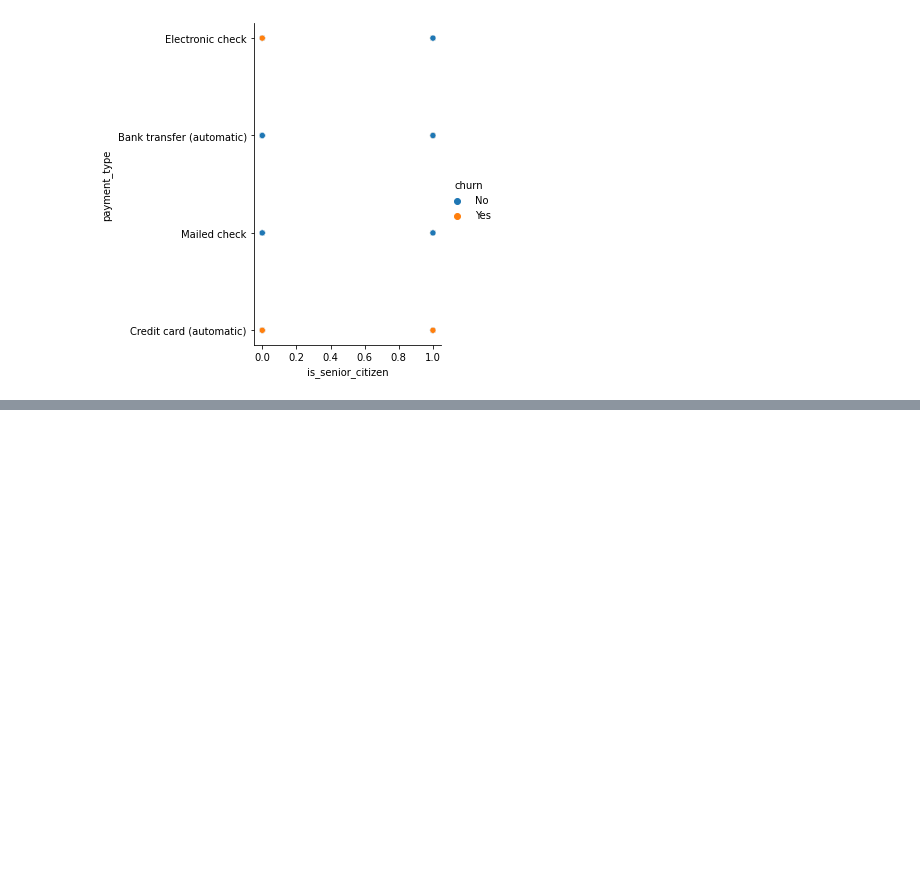
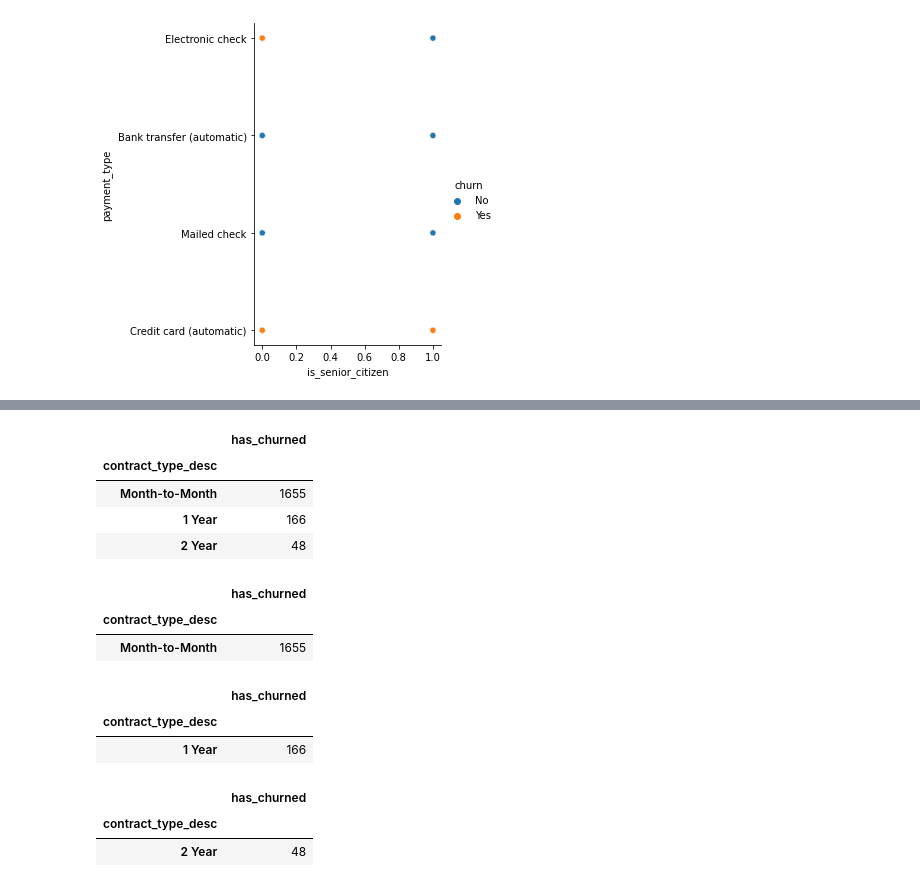
Before and after one commit to EmmanuelAzua/numpy-pandas-visualization-exercises, a Jupyter notebook: telco_churn.ipynb, the cells around one changed output, grey strips where cells are left out. Saved outputs shown, nothing was run; the diff lists cells and outputs as text; code cells hidden in the pictures; blank space fills up the shorter version.

```diff
--- a/telco_churn.ipynb
+++ b/telco_churn.ipynb
@@ -481,0 +484,31 @@ Name: has_internet, dtype: int64
+# %%
+total_churners = spreadsheet.groupby("contract_type_desc")[['has_churned']].sum().sort_values(by = "has_churned", ascending = False)
+total_churners
+# %% [output]
+|  | has_churned |
+| contract_type_desc |  |
+| Month-to-Month | 1655 |
+| 1 Year | 166 |
+| 2 Year | 48 |
+# %%
+monthly_churners = spreadsheet.groupby("contract_type_desc")[['has_churned']].sum().sort_values(by = "contract_type_desc", ascending = False).head(1)
+monthly_churners
+# %% [output]
+|  | has_churned |
+| contract_type_desc |  |
+| Month-to-Month | 1655 |
+# %%
+annual_churners = spreadsheet.groupby("contract_type_desc")[['has_churned']].sum().sort_values(by = "contract_type_desc", ascending = True).head(1)
+annual_churners
+# %% [output]
+|  | has_churned |
+| contract_type_desc |  |
+| 1 Year | 166 |
+# %%
+biannual_churners = spreadsheet.groupby("contract_type_desc")[['has_churned']].sum().sort_values(by = "has_churned").head(1)
+biannual_churners
+#biannual_churners2 = biannual_churners[biannual_churners["contract_type_desc"] == "2 Year"]
+# %% [output]
+|  | has_churned |
+| contract_type_desc |  |
+| 2 Year | 48 |
```
Also changed, not shown: parts of 4 cells of this notebook, 1 other file.
